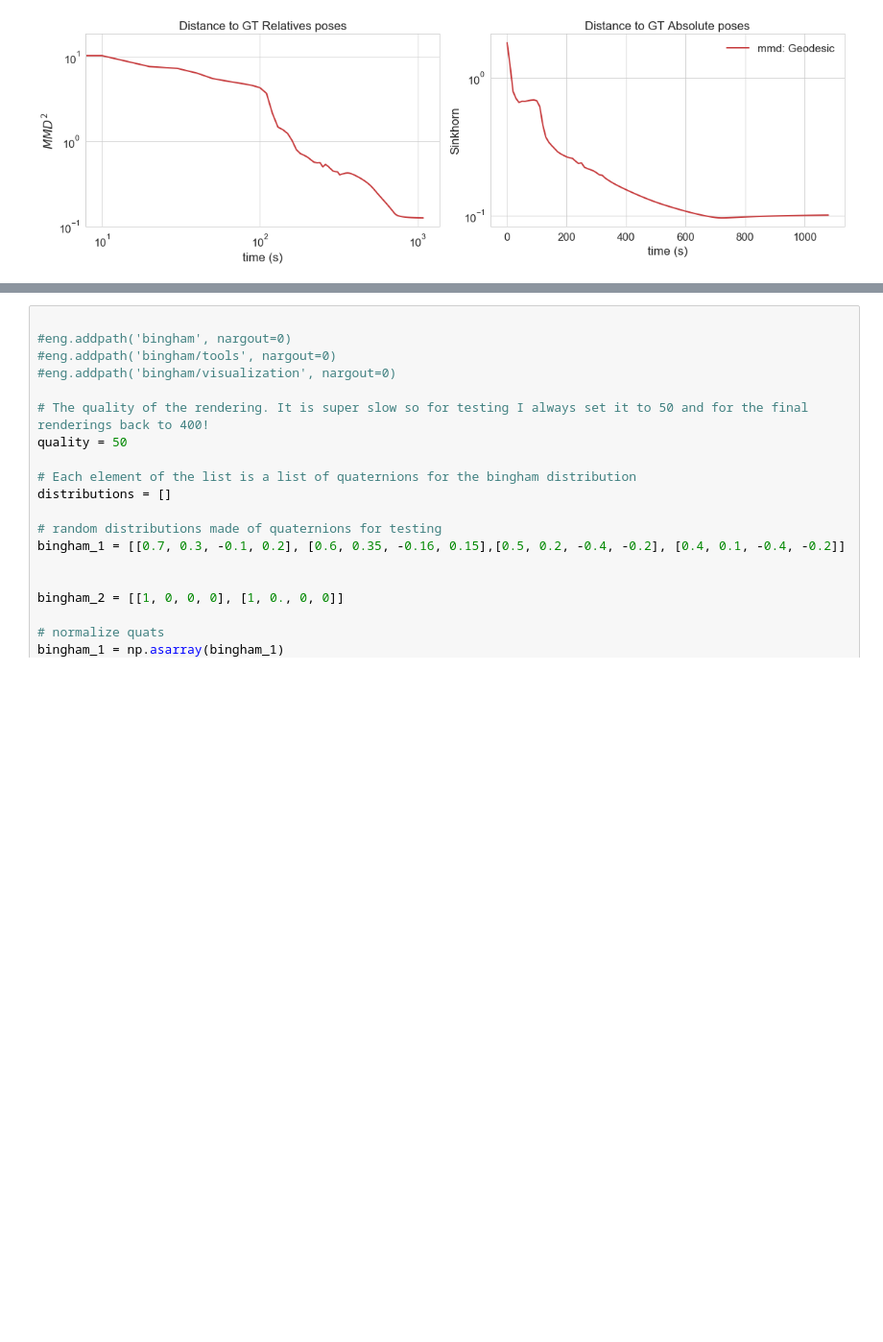
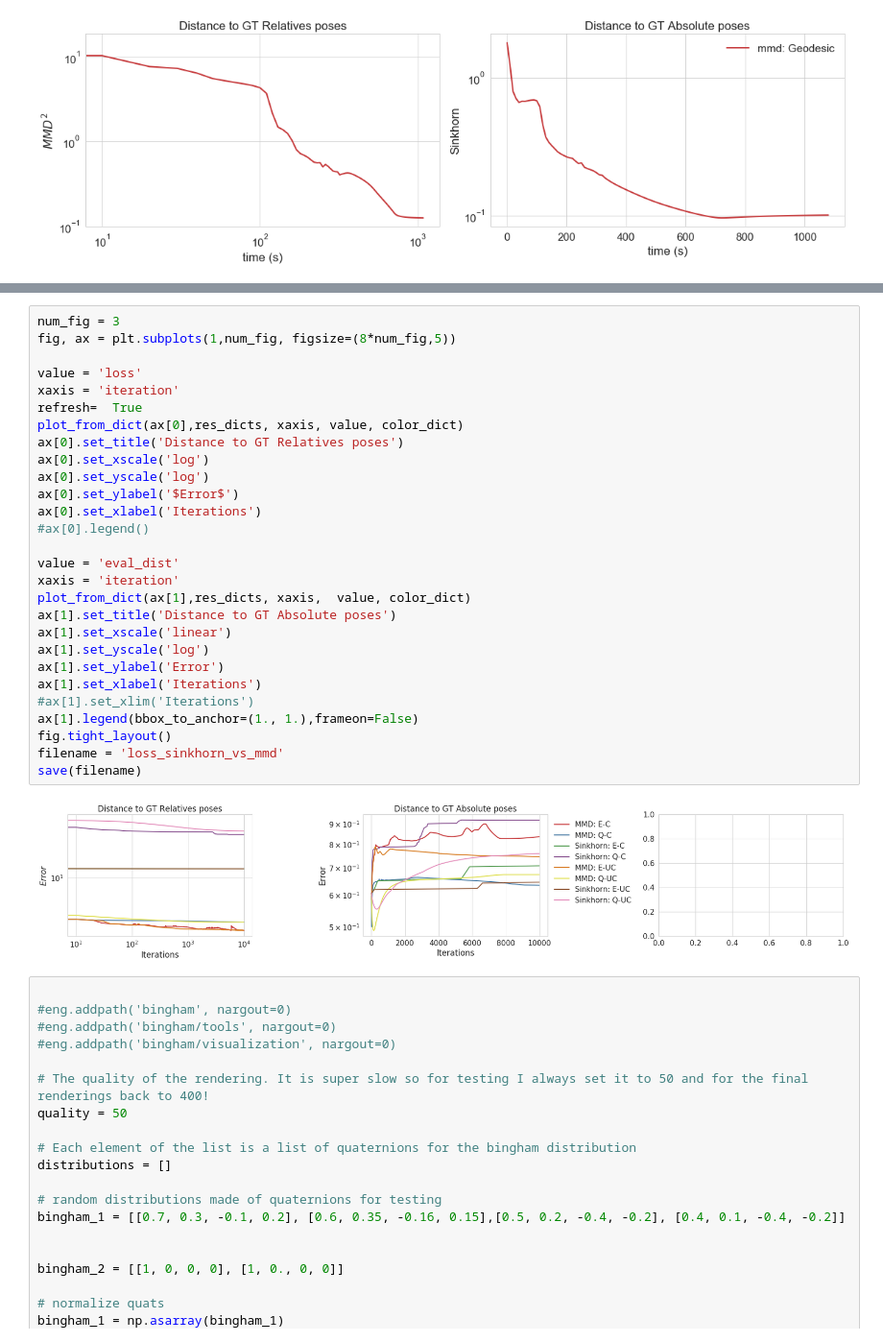
Before and after one commit to MichaelArbel/OT-sync, a Jupyter notebook: py/MMDSync/MMDSync.ipynb, the cells around one changed output, grey strips where cells are left out. Shown at 96% size. Saved outputs shown, nothing was run; the diff lists cells and outputs as text; blank space fills up the shorter version.

```diff
--- a/py/MMDSync/MMDSync.ipynb
+++ b/py/MMDSync/MMDSync.ipynb
@@ -123,3 +181,33 @@ save(filename)
+# %%
+num_fig = 3
+fig, ax = plt.subplots(1,num_fig, figsize=(8*num_fig,5))
+
+value = 'loss'
+xaxis = 'iteration'
+refresh=  True
+plot_from_dict(ax[0],res_dicts, xaxis, value, color_dict)
+ax[0].set_title('Distance to GT Relatives poses')
+ax[0].set_xscale('log')
+ax[0].set_yscale('log')
+ax[0].set_ylabel('$Error$')
+ax[0].set_xlabel('Iterations')
+#ax[0].legend()
+
+value = 'eval_dist'
+xaxis = 'iteration'
+plot_from_dict(ax[1],res_dicts, xaxis,  value, color_dict)
+ax[1].set_title('Distance to GT Absolute poses')
+ax[1].set_xscale('linear')
+ax[1].set_yscale('log')
+ax[1].set_ylabel('Error')
+ax[1].set_xlabel('Iterations')
+#ax[1].set_xlim('Iterations')
+ax[1].legend(bbox_to_anchor=(1., 1.),frameon=False)
+fig.tight_layout()
+filename = 'loss_sinkhorn_vs_mmd'
+save(filename)
+# %% [output]
+[figure, added]
 # %%
 
 #eng.addpath('bingham', nargout=0)
```
Also changed, not shown: parts of 2 cells of this notebook, 38 other files.
